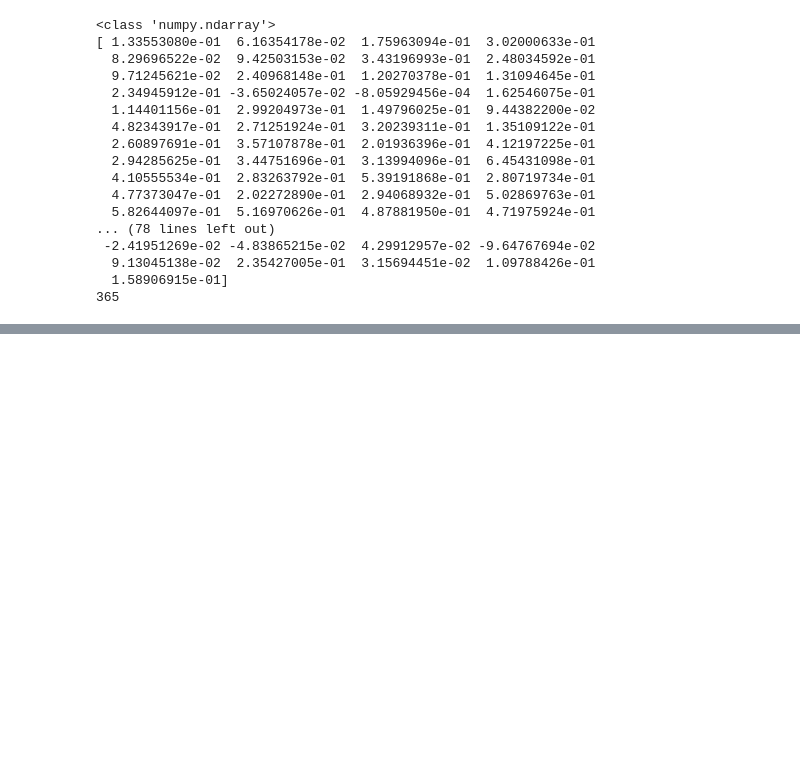
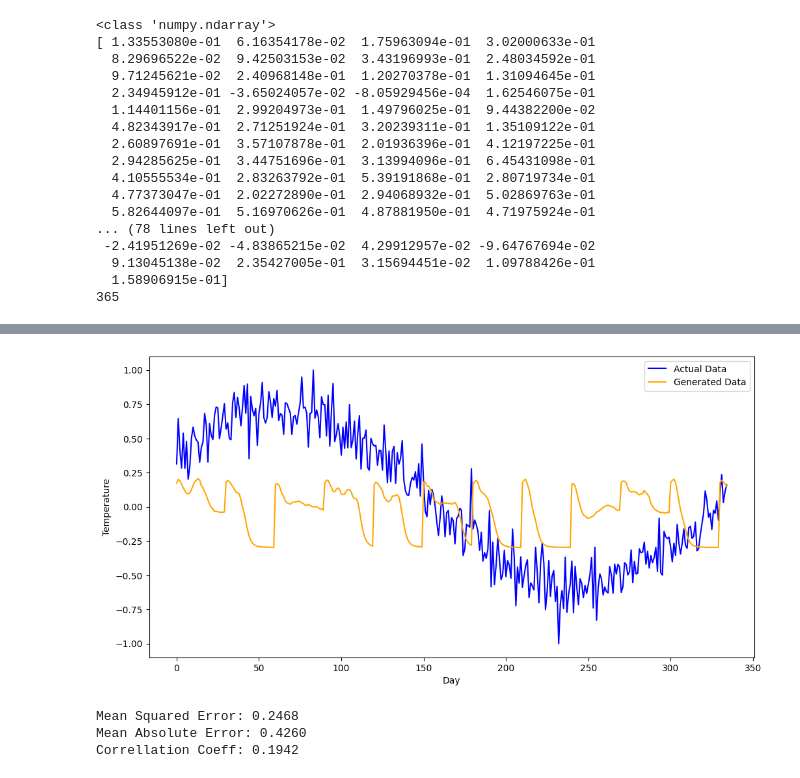
Before and after one commit to MIHIRAJA-KURUPPU/generative-ai, a Jupyter notebook: sythetic_time_series_data_generation/main.ipynb, the cells around one changed output, grey strips where cells are left out. Saved outputs shown, nothing was run; the diff lists cells and outputs as text; code cells hidden in the pictures; blank space fills up the shorter version.

```diff
--- a/sythetic_time_series_data_generation/main.ipynb
+++ b/sythetic_time_series_data_generation/main.ipynb
@@ -137,0 +214,29 @@ OptimizerD = optim.Adam(discriminator.parameters(), lr=0.0001)
+# %%
+num_sequences = len(temperature_data) - seq_length
+noise = torch.randn(num_sequences, seq_length,input_dim)
+generated_data = generator(noise).detach().numpy().flatten()[:num_sequences]
+actual_data = temperature_data[seq_length: seq_length+num_sequences]  #[30:365]
+
+# plot the actual and generated data
+
+plt.figure(figsize=(12,6))
+plt.plot(actual_data,label='Actual Data', color='blue')
+plt.plot(range(len(actual_data)),generated_data, label='Generated Data', color='orange')
+plt.xlabel('Day')
+plt.ylabel('Temperature')
+plt.legend()
+plt.show()
+# %% [output]
+[figure, added]
+# %%
+mse = mean_squared_error(actual_data,generated_data)
+mae = mean_absolute_error(actual_data, generated_data)
+correlation = np.corrcoef(actual_data, generated_data)[0,1]
+
+print(f"Mean Squared Error: {mse:.4f}")
+print(f"Mean Absolute Error: {mae:.4f}")
+print(f"Correllation Coeff: {correlation:.4f}")
+# %% [output]
+Mean Squared Error: 0.2468
+Mean Absolute Error: 0.4260
+Correllation Coeff: 0.1942
```
Also changed, not shown: parts of 7 cells of this notebook, 16 other files.
